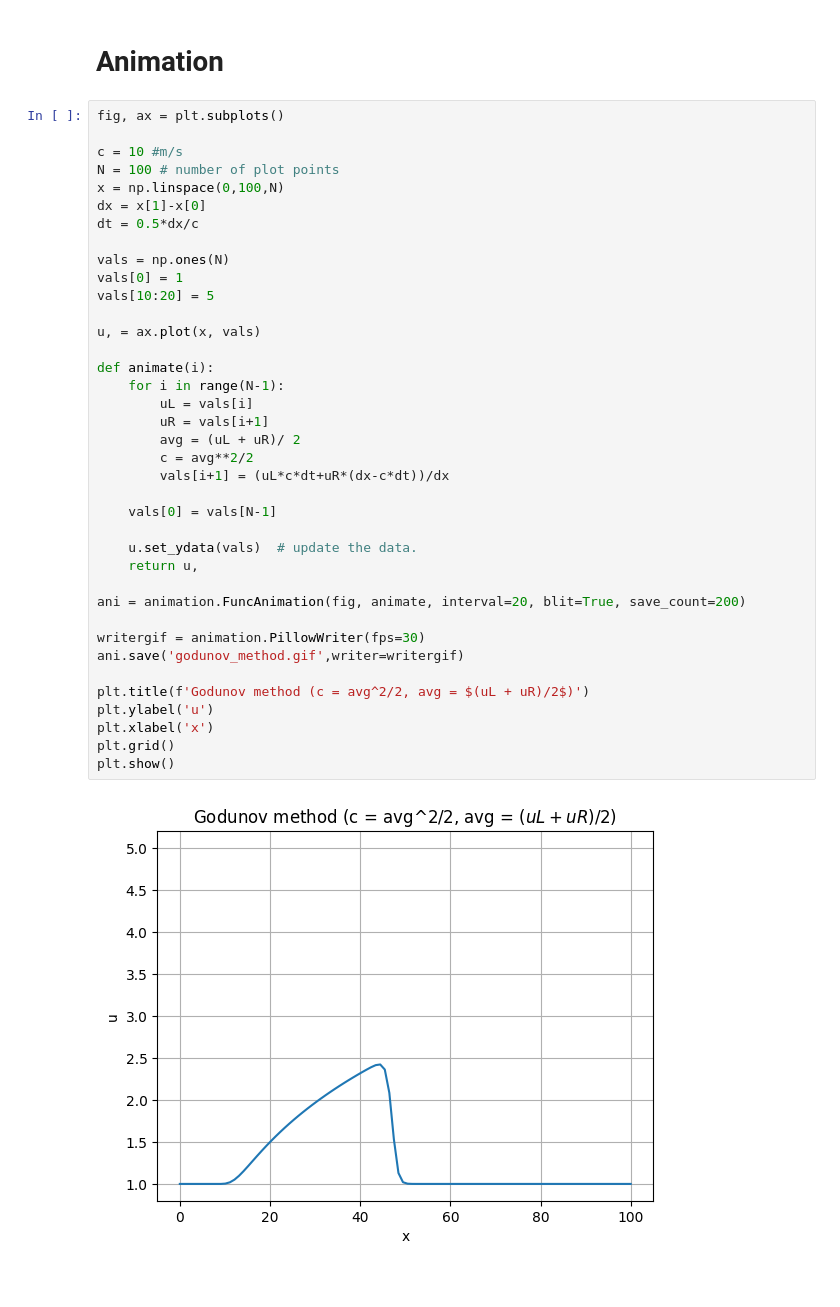
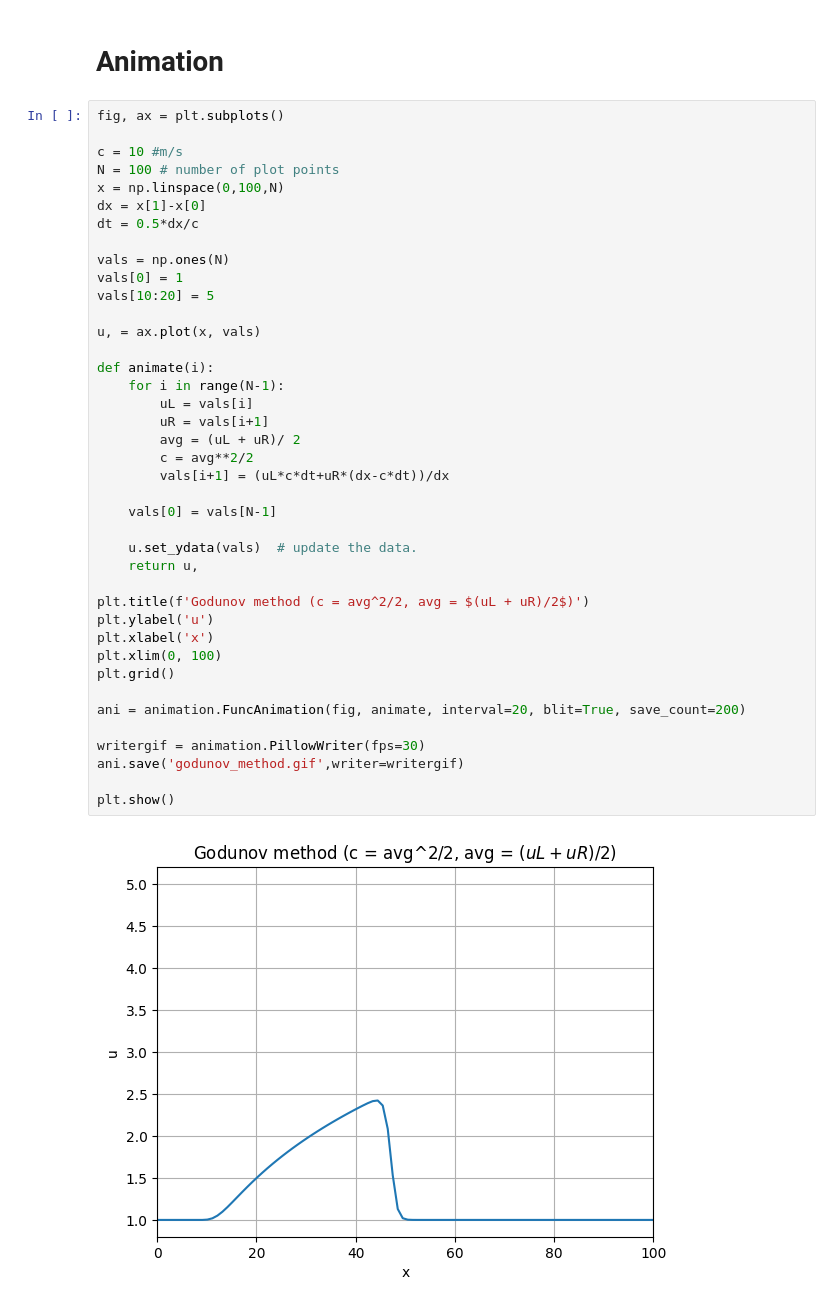
Before and after one commit to ashishd4/UROP, a Jupyter notebook: Week 3/6_1.ipynb, the cells around one changed output. Saved outputs shown, nothing was run; the diff lists cells and outputs as text.

Commit message:
Report Plots

```diff
--- a/Week 3/6_1.ipynb
+++ b/Week 3/6_1.ipynb
@@ -230,38 +231,40 @@ N = 100 # number of plot points
 x = np.linspace(0,100,N)
 dx = x[1]-x[0]
 dt = 0.5*dx/c
 
 vals = np.ones(N)
 vals[0] = 1
 vals[10:20] = 5
 
 u, = ax.plot(x, vals)
 
 def animate(i):
     for i in range(N-1):
         uL = vals[i]
         uR = vals[i+1]
         avg = (uL + uR)/ 2
         c = avg**2/2
         vals[i+1] = (uL*c*dt+uR*(dx-c*dt))/dx
 
     vals[0] = vals[N-1]
 
     u.set_ydata(vals)  # update the data.
     return u,
 
+plt.title(f'Godunov method (c = avg^2/2, avg = $(uL + uR)/2$)')
+plt.ylabel('u')
+plt.xlabel('x')
+plt.xlim(0, 100)
+plt.grid()
+
 ani = animation.FuncAnimation(fig, animate, interval=20, blit=True, save_count=200)
 
 writergif = animation.PillowWriter(fps=30)
 ani.save('godunov_method.gif',writer=writergif)
 
-plt.title(f'Godunov method (c = avg^2/2, avg = $(uL + uR)/2$)')
-plt.ylabel('u')
-plt.xlabel('x')
-plt.grid()
 plt.show()
 # %% [output]
-[figure, old version]
+[figure, new version]
 # %%
 fig, ax = plt.subplots()
 
```
Also changed, not shown: parts of 3 cells of this notebook, 3 other files.
